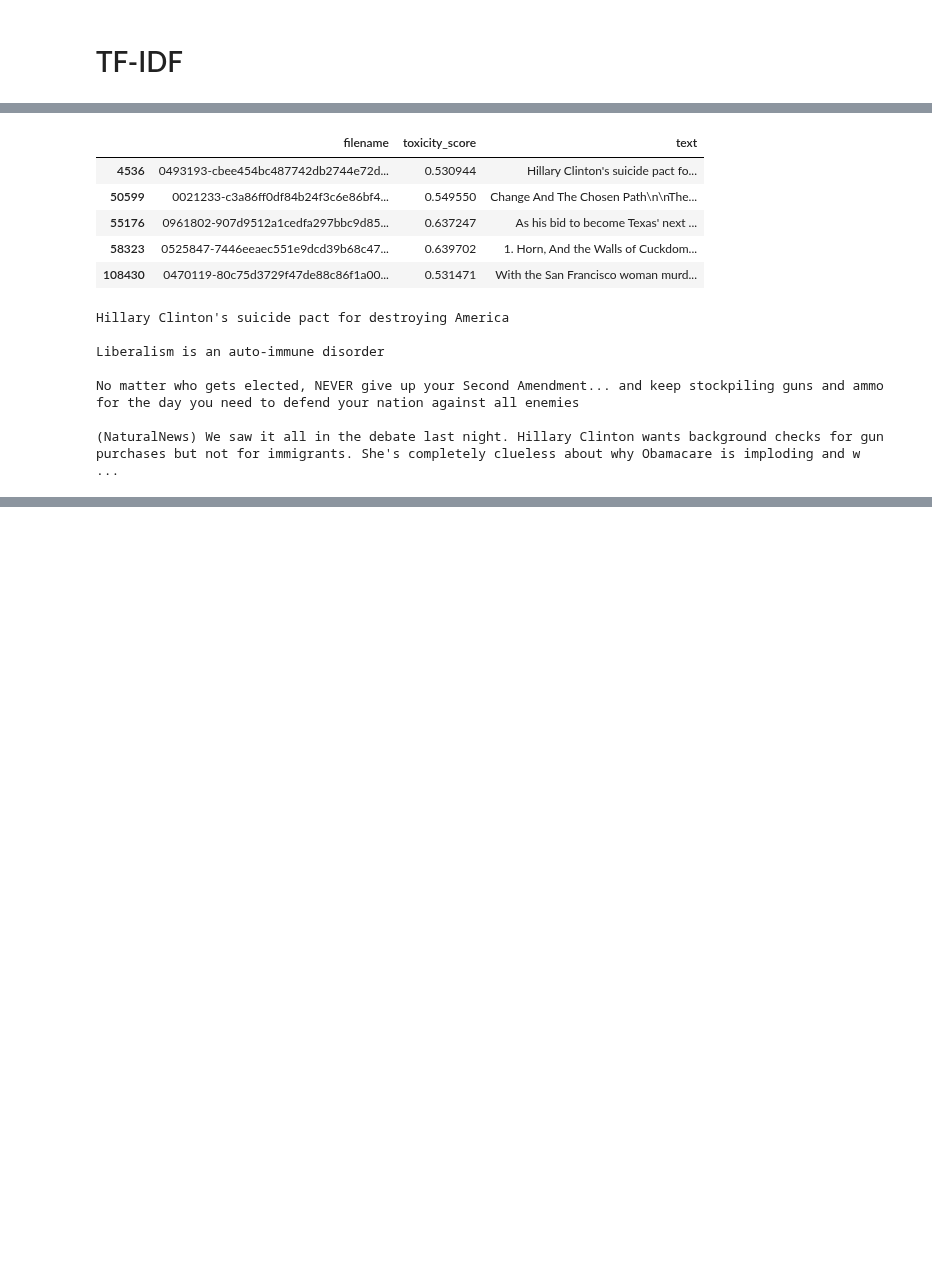
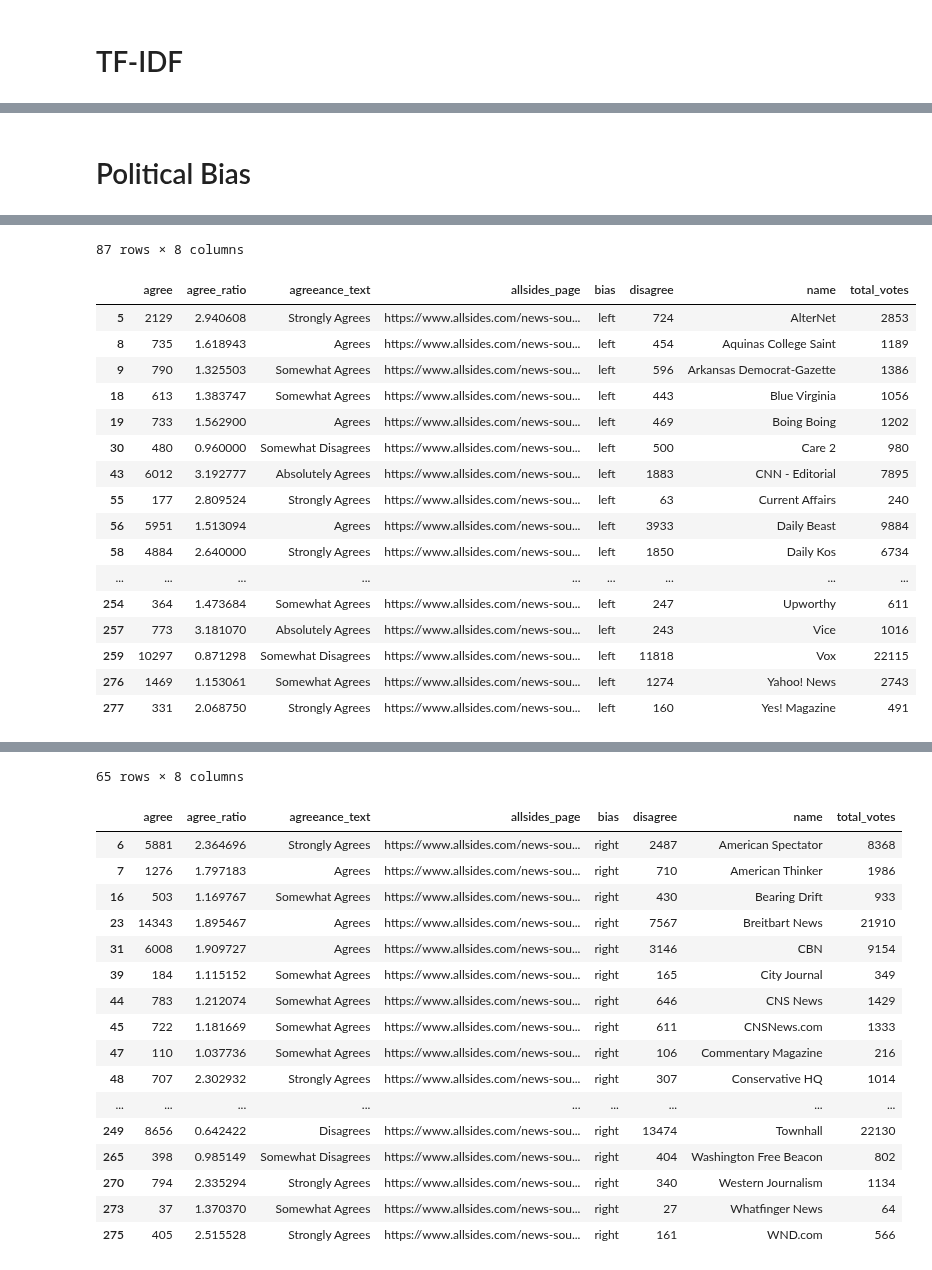
Before and after one commit to allenai/real-toxicity-prompts, a Jupyter notebook: perspective_api_statistics.ipynb, the cells around one changed output, grey strips where cells are left out. Drawn from its saved outputs; the diff is of its cells as text; code cells hidden in the pictures; blank space fills up the shorter version.

```diff
--- a/perspective_api_statistics.ipynb
+++ b/perspective_api_statistics.ipynb
@@ -178,19 +163,0 @@ df_perspective_urls.head()
-# %%
-df[df['text'].str.contains('illegals') & (df['toxicity_score'] > 0.5)]
-# %% [output]
-|  | filename | toxicity_score | text |
-| 4536 | 0493193-cbee454bc487742db2744e72d... | 0.530944 | Hillary Clinton's suicide pact fo... |
-| 50599 | 0021233-c3a86ff0df84b24f3c6e86bf4... | 0.549550 | Change And The Chosen Path\n\nThe... |
-| 55176 | 0961802-907d9512a1cedfa297bbc9d85... | 0.637247 | As his bid to become Texas' next ... |
-| 58323 | 0525847-7446eeaec551e9dcd39b68c47... | 0.639702 | 1. Horn, And the Walls of Cuckdom... |
-| 108430 | 0470119-80c75d3729f47de88c86f1a00... | 0.531471 | With the San Francisco woman murd... |
-# %%
-print(df.iloc[4536]['text'])
-# %% [output]
-Hillary Clinton's suicide pact for destroying America
-
-Liberalism is an auto-immune disorder
-
-No matter who gets elected, NEVER give up your Second Amendment... and keep stockpiling guns and ammo for the day you need to defend your nation against all enemies
-
-(NaturalNews) We saw it all in the debate last night. Hillary Clinton wants background checks for gun purchases but not for immigrants. She's completely clueless about why Obamacare is imploding and w ...
@@ -196,0 +166,8 @@ No matter who gets elected, NEVER give up your Second Amendment... and keep stoc
+# %% [markdown]
+# Political Bias
+# %%
+allsides = pd.read_csv(DATA_DIR / 'allsides.csv')
+# %%
+for group, rows in allsides.groupby('bias'):
+    display(rows)
+# %% [output]
@@ -196,0 +196,18 @@ No matter who gets elected, NEVER give up your Second Amendment... and keep stoc
+87 rows × 8 columns
+|  | agree | agree_ratio | agreeance_text | allsides_page | bias | disagree | name | total_votes |
+| 5 | 2129 | 2.940608 | Strongly Agrees | https://www.allsides.com/news-sou... | left | 724 | AlterNet | 2853 |
+| 8 | 735 | 1.618943 | Agrees | https://www.allsides.com/news-sou... | left | 454 | Aquinas College Saint | 1189 |
+| 9 | 790 | 1.325503 | Somewhat Agrees | https://www.allsides.com/news-sou... | left | 596 | Arkansas Democrat-Gazette | 1386 |
+| 18 | 613 | 1.383747 | Somewhat Agrees | https://www.allsides.com/news-sou... | left | 443 | Blue Virginia | 1056 |
+| 19 | 733 | 1.562900 | Agrees | https://www.allsides.com/news-sou... | left | 469 | Boing Boing | 1202 |
+| 30 | 480 | 0.960000 | Somewhat Disagrees | https://www.allsides.com/news-sou... | left | 500 | Care 2 | 980 |
+| 43 | 6012 | 3.192777 | Absolutely Agrees | https://www.allsides.com/news-sou... | left | 1883 | CNN - Editorial | 7895 |
+| 55 | 177 | 2.809524 | Strongly Agrees | https://www.allsides.com/news-sou... | left | 63 | Current Affairs | 240 |
+| 56 | 5951 | 1.513094 | Agrees | https://www.allsides.com/news-sou... | left | 3933 | Daily Beast | 9884 |
+| 58 | 4884 | 2.640000 | Strongly Agrees | https://www.allsides.com/news-sou... | left | 1850 | Daily Kos | 6734 |
+| ... | ... | ... | ... | ... | ... | ... | ... | ... |
+| 254 | 364 | 1.473684 | Somewhat Agrees | https://www.allsides.com/news-sou... | left | 247 | Upworthy | 611 |
+| 257 | 773 | 3.181070 | Absolutely Agrees | https://www.allsides.com/news-sou... | left | 243 | Vice | 1016 |
+| 259 | 10297 | 0.871298 | Somewhat Disagrees | https://www.allsides.com/news-sou... | left | 11818 | Vox | 22115 |
+| 276 | 1469 | 1.153061 | Somewhat Agrees | https://www.allsides.com/news-sou... | left | 1274 | Yahoo! News | 2743 |
+| 277 | 331 | 2.068750 | Strongly Agrees | https://www.allsides.com/news-sou... | left | 160 | Yes! Magazine | 491 |
@@ -196,0 +226,18 @@ No matter who gets elected, NEVER give up your Second Amendment... and keep stoc
+65 rows × 8 columns
+|  | agree | agree_ratio | agreeance_text | allsides_page | bias | disagree | name | total_votes |
+| 6 | 5881 | 2.364696 | Strongly Agrees | https://www.allsides.com/news-sou... | right | 2487 | American Spectator | 8368 |
+| 7 | 1276 | 1.797183 | Agrees | https://www.allsides.com/news-sou... | right | 710 | American Thinker | 1986 |
+| 16 | 503 | 1.169767 | Somewhat Agrees | https://www.allsides.com/news-sou... | right | 430 | Bearing Drift | 933 |
+| 23 | 14343 | 1.895467 | Agrees | https://www.allsides.com/news-sou... | right | 7567 | Breitbart News | 21910 |
+| 31 | 6008 | 1.909727 | Agrees | https://www.allsides.com/news-sou... | right | 3146 | CBN | 9154 |
+| 39 | 184 | 1.115152 | Somewhat Agrees | https://www.allsides.com/news-sou... | right | 165 | City Journal | 349 |
+| 44 | 783 | 1.212074 | Somewhat Agrees | https://www.allsides.com/news-sou... | right | 646 | CNS News | 1429 |
+| 45 | 722 | 1.181669 | Somewhat Agrees | https://www.allsides.com/news-sou... | right | 611 | CNSNews.com | 1333 |
+| 47 | 110 | 1.037736 | Somewhat Agrees | https://www.allsides.com/news-sou... | right | 106 | Commentary Magazine | 216 |
+| 48 | 707 | 2.302932 | Strongly Agrees | https://www.allsides.com/news-sou... | right | 307 | Conservative HQ | 1014 |
+| ... | ... | ... | ... | ... | ... | ... | ... | ... |
+| 249 | 8656 | 0.642422 | Disagrees | https://www.allsides.com/news-sou... | right | 13474 | Townhall | 22130 |
+| 265 | 398 | 0.985149 | Somewhat Disagrees | https://www.allsides.com/news-sou... | right | 404 | Washington Free Beacon | 802 |
+| 270 | 794 | 2.335294 | Strongly Agrees | https://www.allsides.com/news-sou... | right | 340 | Western Journalism | 1134 |
+| 273 | 37 | 1.370370 | Somewhat Agrees | https://www.allsides.com/news-sou... | right | 27 | Whatfinger News | 64 |
+| 275 | 405 | 2.515528 | Strongly Agrees | https://www.allsides.com/news-sou... | right | 161 | WND.com | 566 |
```
Also changed, not shown: parts of 28 cells of this notebook, 3 other files.
